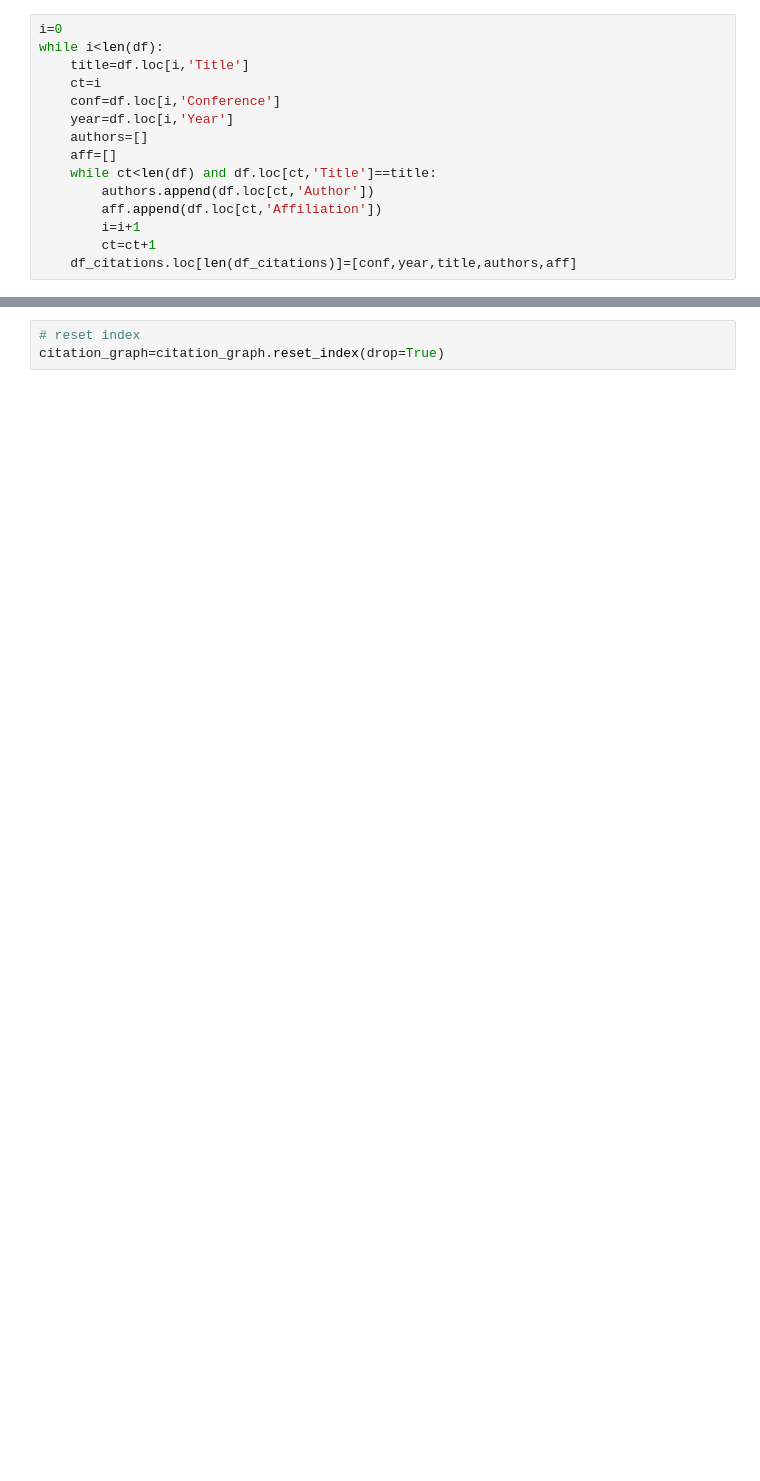
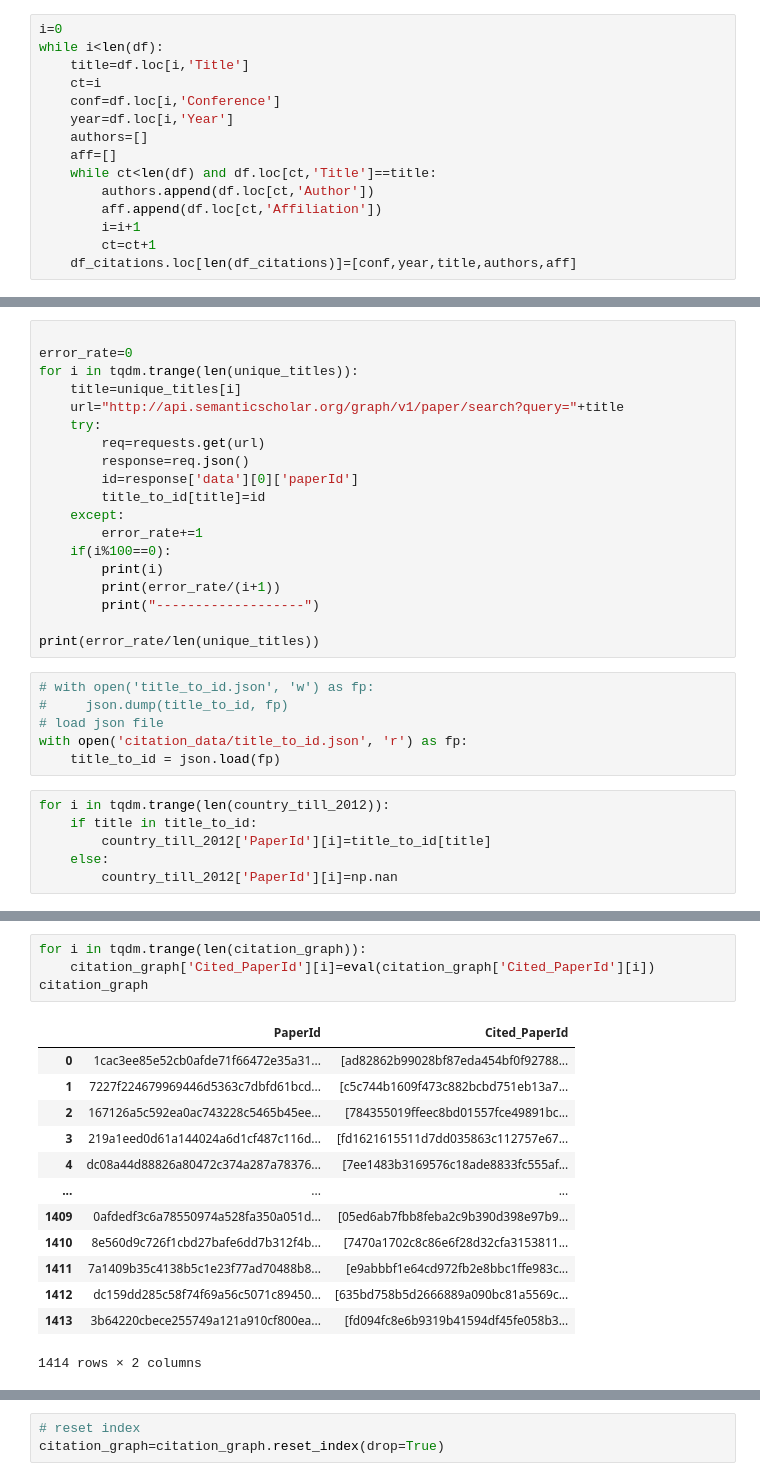
Before and after one commit to Sandeep-Desai/CS328-WrittenAssignment, a Jupyter notebook: final_citations.ipynb, the cells around one changed output, grey strips where cells are left out. Saved outputs shown, nothing was run; the diff lists cells and outputs as text; blank space fills up the shorter version.

```diff
--- a/final_citations.ipynb
+++ b/final_citations.ipynb
@@ -110,0 +96,31 @@ citation_graph.to_csv('citation_graph_2012.csv',index=False)
+# %%
+
+error_rate=0
+for i in tqdm.trange(len(unique_titles)):
+    title=unique_titles[i]
+    url="http://api.semanticscholar.org/graph/v1/paper/search?query="+title
+    try:
+        req=requests.get(url)
+        response=req.json()
+        id=response['data'][0]['paperId']
+        title_to_id[title]=id
+    except:
+        error_rate+=1
+    if(i%100==0):
+        print(i)
+        print(error_rate/(i+1))
+        print("-------------------")
+
+print(error_rate/len(unique_titles))
+# %%
+# with open('title_to_id.json', 'w') as fp:
+#     json.dump(title_to_id, fp)
+# load json file
+with open('citation_data/title_to_id.json', 'r') as fp:
+    title_to_id = json.load(fp)
+# %%
+for i in tqdm.trange(len(country_till_2012)):
+    if title in title_to_id:
+        country_till_2012['PaperId'][i]=title_to_id[title]
+    else:
+        country_till_2012['PaperId'][i]=np.nan
@@ -110,0 +144,18 @@ citation_graph.to_csv('citation_graph_2012.csv',index=False)
+# %%
+for i in tqdm.trange(len(citation_graph)):
+    citation_graph['Cited_PaperId'][i]=eval(citation_graph['Cited_PaperId'][i])
+citation_graph
+# %% [output]
+|  | PaperId | Cited_PaperId |
+| 0 | 1cac3ee85e52cb0afde71f66472e35a31... | [ad82862b99028bf87eda454bf0f92788... |
+| 1 | 7227f224679969446d5363c7dbfd61bcd... | [c5c744b1609f473c882bcbd751eb13a7... |
+| 2 | 167126a5c592ea0ac743228c5465b45ee... | [784355019ffeec8bd01557fce49891bc... |
+| 3 | 219a1eed0d61a144024a6d1cf487c116d... | [fd1621615511d7dd035863c112757e67... |
+| 4 | dc08a44d88826a80472c374a287a78376... | [7ee1483b3169576c18ade8833fc555af... |
+| ... | ... | ... |
+| 1409 | 0afdedf3c6a78550974a528fa350a051d... | [05ed6ab7fbb8feba2c9b390d398e97b9... |
+| 1410 | 8e560d9c726f1cbd27bafe6dd7b312f4b... | [7470a1702c8c86e6f28d32cfa3153811... |
+| 1411 | 7a1409b35c4138b5c1e23f77ad70488b8... | [e9abbbf1e64cd972fb2e8bbc1ffe983c... |
+| 1412 | dc159dd285c58f74f69a56c5071c89450... | [635bd758b5d2666889a090bc81a5569c... |
+| 1413 | 3b64220cbece255749a121a910cf800ea... | [fd094fc8e6b9319b41594df45fe058b3... |
+1414 rows × 2 columns
```
Also changed, not shown: parts of 50 cells of this notebook, 1 other file.
